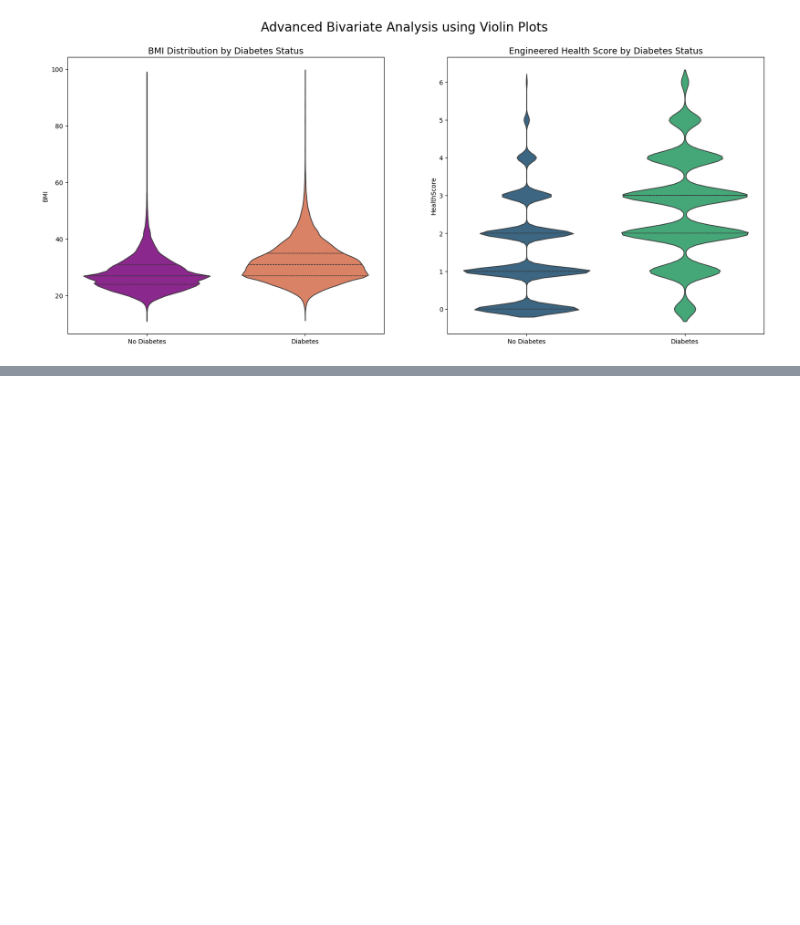
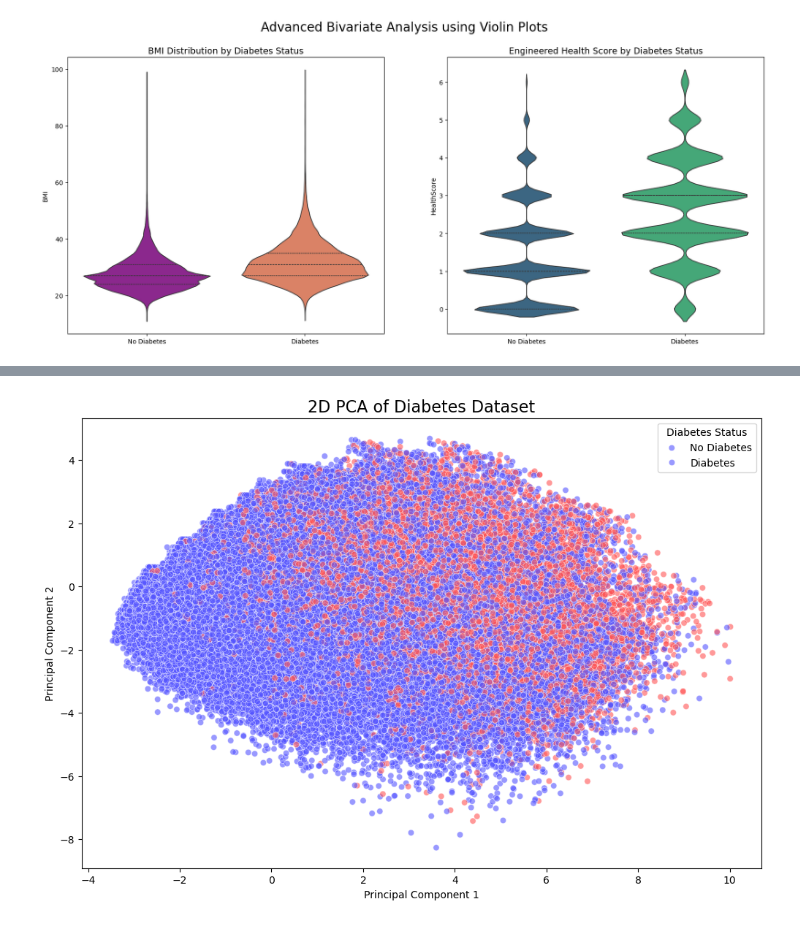
Before and after one commit to thekushak0003/Healthcare-Analytics, a Jupyter notebook: Health-Intellect/analysis_01.ipynb, the cells around one changed output, grey strips where cells are left out. Cells and saved outputs as stored; diff of their text form; code cells hidden in the pictures; blank space fills up the shorter version.

```diff
--- a/Health-Intellect/analysis_01.ipynb
+++ b/Health-Intellect/analysis_01.ipynb
@@ -289,0 +355,25 @@ plt.show()
+# %%
+# Separate features and target
+X=df.drop(['Diabetes_binary','BMICategory'],axis=1)
+y=df['Diabetes_binary']
+
+# Scale the features
+scaler=StandardScaler()
+X_scaled=scaler.fit_transform(X)
+
+# Apply PCA
+pca=PCA(n_components=2)
+principal_components=pca.fit_transform(X_scaled)
+pca_df=pd.DataFrame(data=principal_components,columns=['PC1','PC2'])
+pca_df['target']=y
+
+# Visualize the PCA results
+plt.figure(figsize=(12,8))
+sns.scatterplot(x='PC1',y='PC2',hue='target',data=pca_df,palette='seismic',alpha=0.6)
+plt.title('2D PCA of Diabetes Dataset',fontsize=16)
+plt.xlabel('Principal Component 1')
+plt.ylabel('Principal Component 2')
+plt.legend(title='Diabetes Status',labels=['No Diabetes','Diabetes'])
+plt.show()
+# %% [output]
+[figure, added]
```
Also changed, not shown: parts of 8 cells of this notebook.
